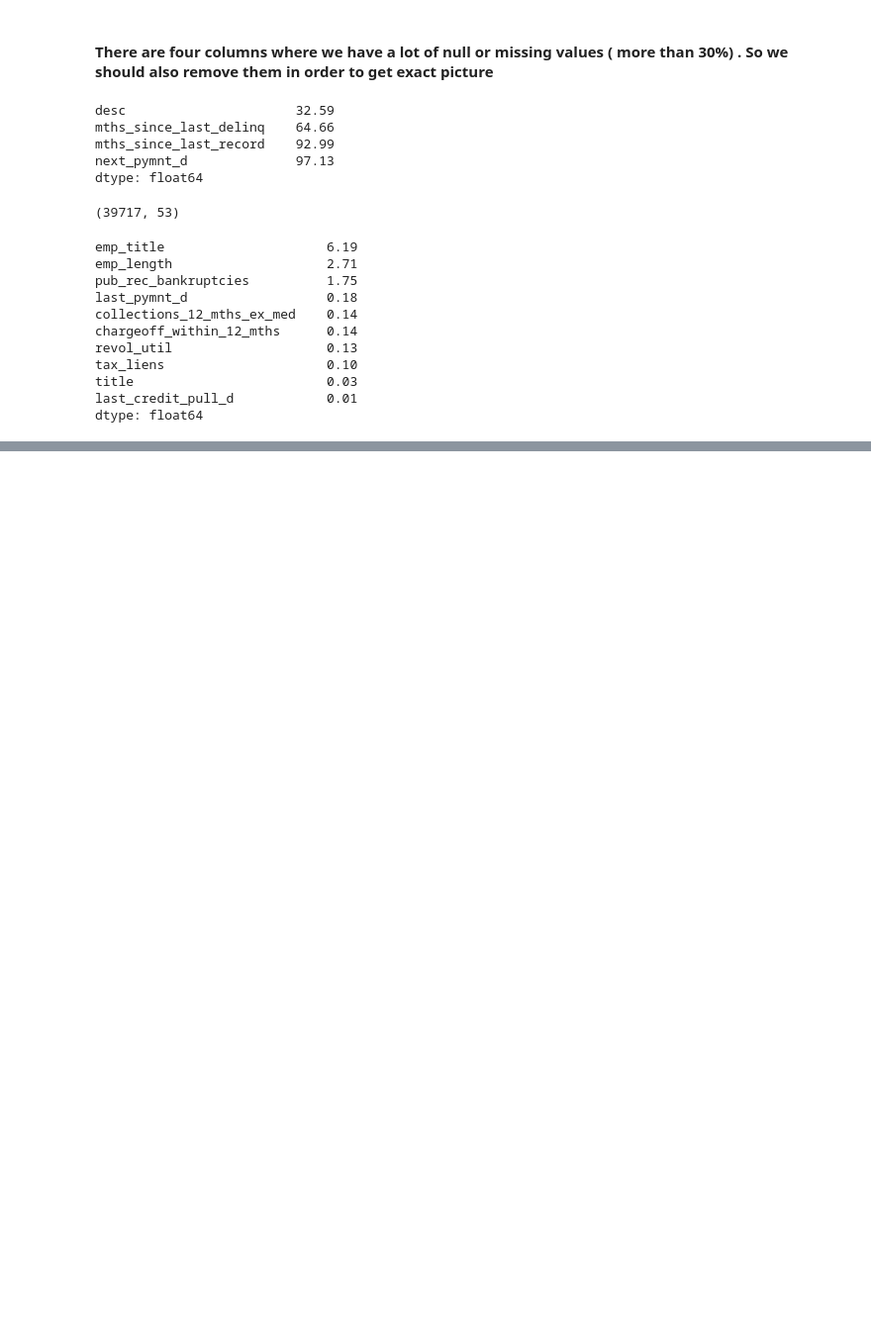
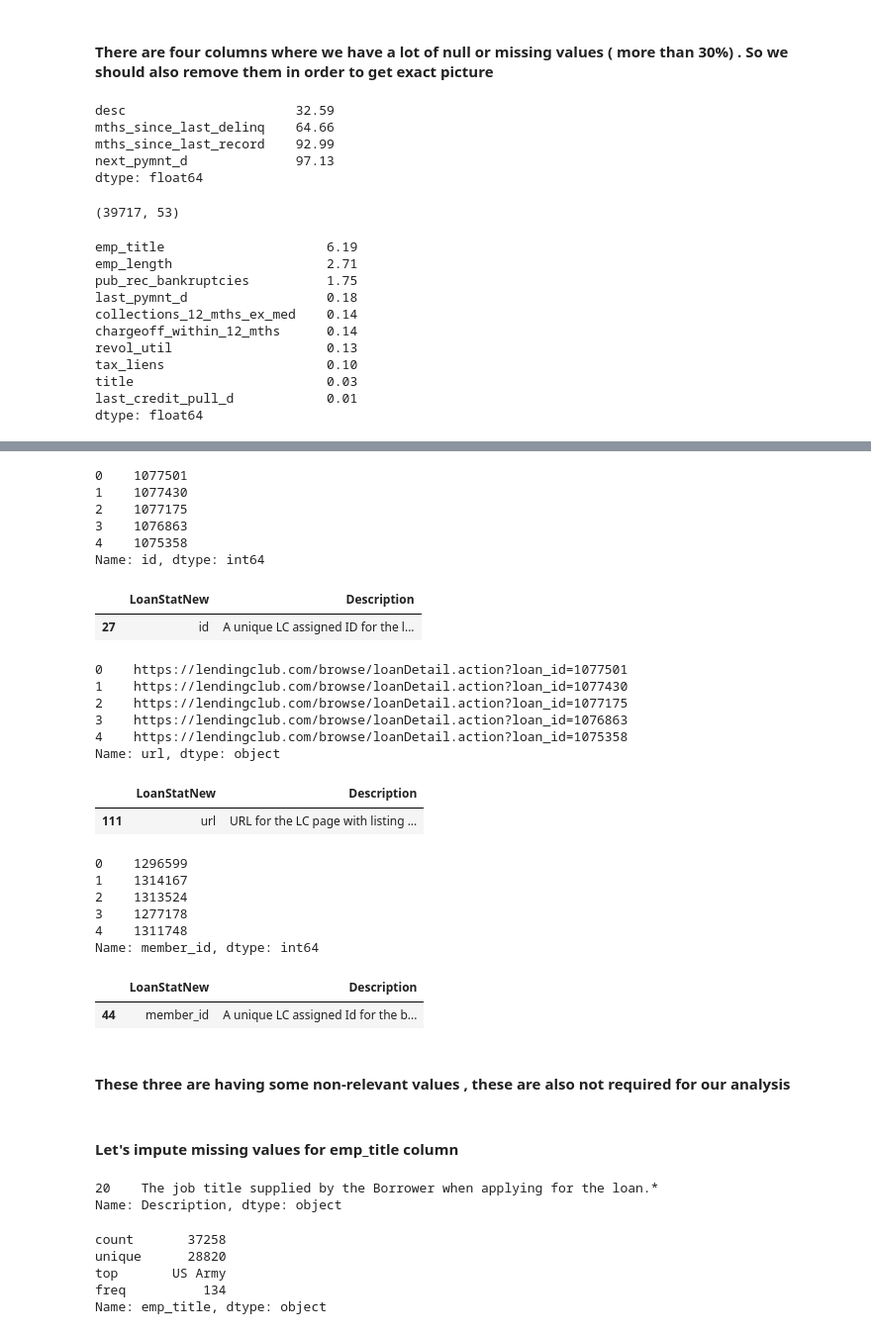
Before and after one commit to arnabberawork/LendingClubCaseStudy, a Jupyter notebook: Lending_Club_Case_Study.ipynb, the cells around one changed output, grey strips where cells are left out. Shown at 99% size. Cells and saved outputs as stored; diff of their text form; code cells hidden in the pictures; blank space fills up the shorter version.

Commit message:
Missing Value check part 2

```diff
--- a/Lending_Club_Case_Study.ipynb
+++ b/Lending_Club_Case_Study.ipynb
@@ -205,0 +261,47 @@ dtype: float64
+# %%
+#### Check id column
+loan['id'].head()
+# %% [output]
+0    1077501
+1    1077430
+2    1077175
+3    1076863
+4    1075358
+Name: id, dtype: int64
+# %%
+data_dictionary[ data_dictionary['LoanStatNew']=='id' ]
+# %% [output]
+|  | LoanStatNew | Description |
+| 27 | id | A unique LC assigned ID for the l... |
+# %%
+#### Check url column
+loan['url'].head()
+# %% [output]
+0    https://lendingclub.com/browse/loanDetail.action?loan_id=1077501
+1    https://lendingclub.com/browse/loanDetail.action?loan_id=1077430
+2    https://lendingclub.com/browse/loanDetail.action?loan_id=1077175
+3    https://lendingclub.com/browse/loanDetail.action?loan_id=1076863
+4    https://lendingclub.com/browse/loanDetail.action?loan_id=1075358
+Name: url, dtype: object
+# %%
+data_dictionary[ data_dictionary['LoanStatNew']=='url' ]
+# %% [output]
+|  | LoanStatNew | Description |
+| 111 | url | URL for the LC page with listing ... |
+# %%
+#### Check id column
+loan['member_id'].head()
+# %% [output]
+0    1296599
+1    1314167
+2    1313524
+3    1277178
+4    1311748
+Name: member_id, dtype: int64
+# %%
+data_dictionary[ data_dictionary['LoanStatNew']=='member_id' ]
+# %% [output]
+|  | LoanStatNew | Description |
+| 44 | member_id | A unique LC assigned Id for the b... |
+# %% [markdown]
+#### These three are having some non-relevant values , these are also not required for our analysis
@@ -205,0 +310,16 @@ dtype: float64
+# %% [markdown]
+#### Let's impute missing values for emp_title column
+# %%
+pd.set_option('display.max_colwidth', None)
+data_dictionary[ data_dictionary['LoanStatNew']=='emp_title' ].Description
+# %% [output]
+20    The job title supplied by the Borrower when applying for the loan.*
+Name: Description, dtype: object
+# %%
+loan['emp_title'].describe()
+# %% [output]
+count       37258
+unique      28820
+top       US Army
+freq          134
+Name: emp_title, dtype: object
```
Also changed, not shown: parts of 8 cells of this notebook.
